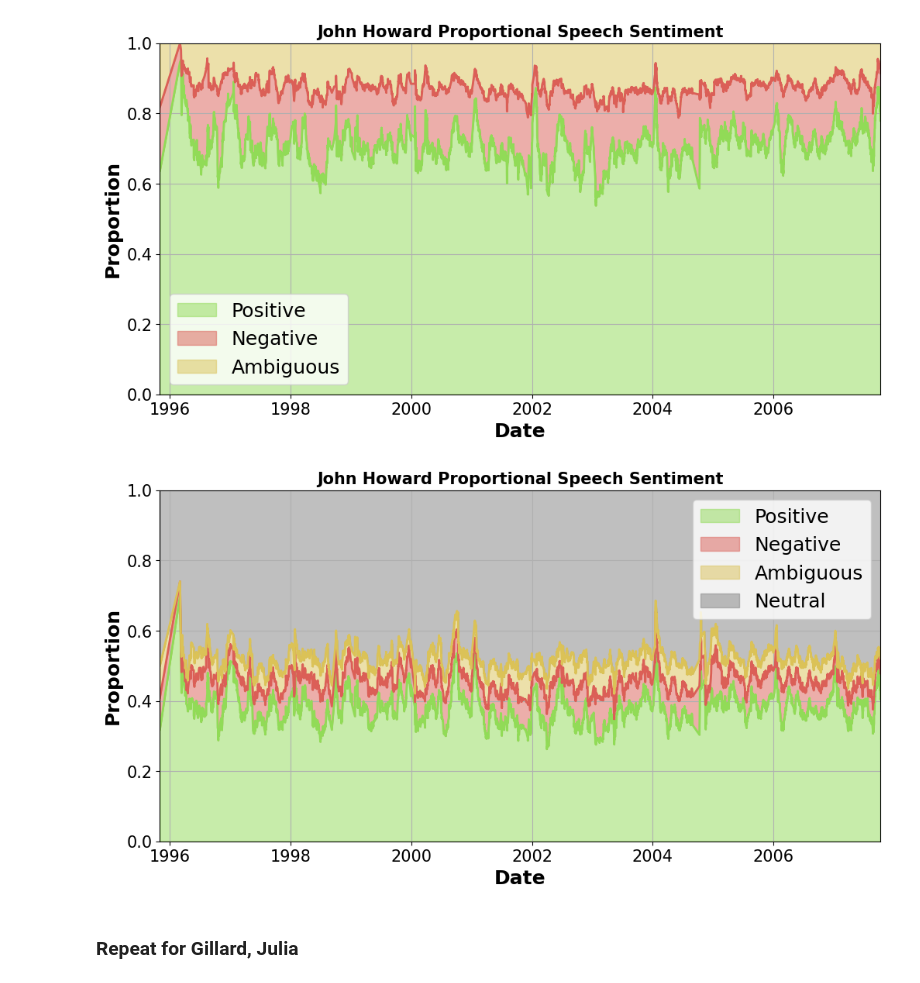
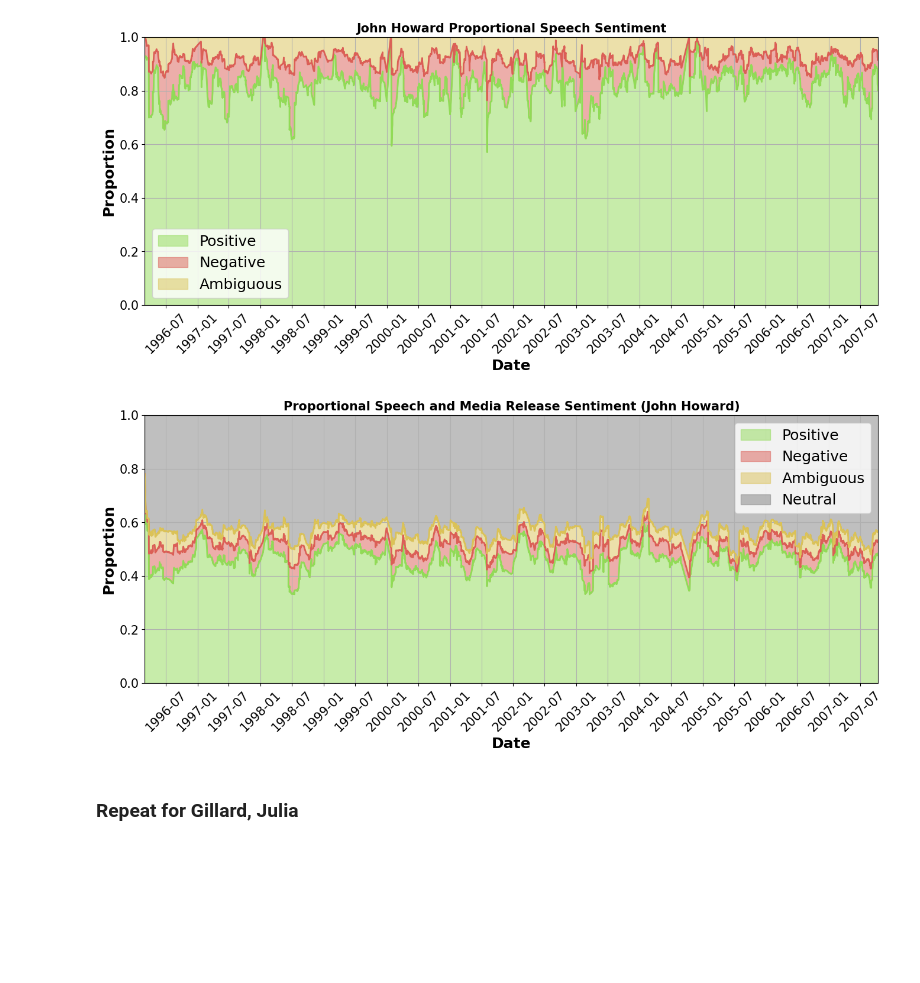
Before and after one commit to thaum-io/language-of-leadership, a Jupyter notebook: nb/VisEmotion2.ipynb, the cells around one changed output. Cells and saved outputs as stored; diff of their text form; code cells hidden in the pictures; blank space fills up the shorter version.

Commit message:
Modified VisEmotion2.ipynb to support the pandas pickle

```diff
--- a/nb/VisEmotion2.ipynb
+++ b/nb/VisEmotion2.ipynb
@@ -145,9 +148,15 @@ def get_emotion_dataframe(corpus):
 # %%
 def get_coarse_proportional_emotion_df(df_in):
     # We exclude 'neutral'
-    df = df_in[coarse_emotions[0:-1]].copy()
+    prefix = 'emotions_count_coarse_'
+    emotion_list = coarse_emotions[0:-1]
+    df_tmp = df_in.copy().sort_values(by='datetime').set_index('datetime')
+    df = df_tmp[[prefix+x for x in emotion_list]].copy()
     for column in df.columns:
-        df[column] = df[column]/df_in['emotion_counter_nonneutral']
+        x = np.array(df[column])
+        y = np.array(df_in['emotions_count_nonneutral'])
+        df[column] = np.divide(x, y)
+    df = df.fillna(0)
 
     df.columns = [column+'_normed' for column in df.columns]
     df = df.fillna(0)
@@ -156,11 +165,19 @@ def get_coarse_proportional_emotion_df(df_in):
 
 def get_coarse_proportional_emotion_df_with_neutral(df_in):
     # We exclude 'neutral'
-    df = df_in[coarse_emotions].copy()
+    prefix = 'emotions_count_coarse_'
+    emotion_list = coarse_emotions
+    df_tmp = df_in.copy().sort_values(by='datetime').set_index('datetime')
+    df = df_tmp[[prefix+x for x in emotion_list]].copy()
+
     for column in df.columns:
-        df[column] = df[column]/df_in['emotion_counter_all']
+        x = np.array(df[column])
+        y = np.array(df_in['emotions_count_all'])
+        df[column] = np.divide(x, y)
+    df = df.fillna(0)
 
     df.columns = [column+'_normed' for column in df.columns]
     df = df.fillna(0)
 
+
     return df
@@ -207,7 +226,7 @@ def plot_coarse_emotion_proportions(df_coarse, window='120d', title='PM Speech S
 
 
     # Plot filled regions
-    fig=plt.figure(figsize=(12,6), dpi= 100, facecolor='w', edgecolor='k')
+    fig=plt.figure(figsize=(16,6), dpi= 100, facecolor='w', edgecolor='k')
 
     for i, col in enumerate(df_cumsum.columns):
         if i==0:
@@ -219,6 +238,13 @@ def plot_coarse_emotion_proportions(df_coarse, window='120d', title='PM Speech S
     for i, col in enumerate(df_cumsum.columns):
         plt.plot(df_cumsum.index, df_cumsum[col], color=plot_colors[i], lw=2)
 
+    ax= plt.gca()
+    monthyearFmt = mdates.DateFormatter('%Y-%m')
+    ax.xaxis.set_major_formatter(monthyearFmt)
+    ax.xaxis.set_major_locator(mdates.MonthLocator([1,7]))
+    _ = plt.xticks(rotation=45)
+    #ax.set_xticks(ax.get_xticks()[::1])
+
     plt.grid()
     plt.axis('tight')
     plt.autoscale(enable=True, axis='both', tight=True)
@@ -226,27 +252,15 @@ def plot_coarse_emotion_proportions(df_coarse, window='120d', title='PM Speech S
     plt.xlabel('Date',  fontweight='bold')
     plt.ylabel('Proportion',  fontweight='bold')
     plt.title(title,  fontweight='bold' )
-# %%
-corpus = get_corpus_by_pm('Howard, John')
-
-# Update documents
-for i, document in enumerate(tqdm(corpus)):
-    emotion_counter_fine, emotion_counter_coarse, emotion_counter_all, emotion_counter_nonneutral = count_emotions(document['emotions'])
-    document['emotion_counter_fine'] = emotion_counter_fine
-    document['emotion_counter_coarse'] = emotion_counter_coarse
-    document['emotion_counter_all'] = emotion_counter_all
-    document['emotion_counter_nonneutral'] = emotion_counter_nonneutral
-    document['datetime'] = datetime.datetime.strptime(document['date'], '%d/%m/%Y')
-df = get_emotion_dataframe(corpus)
 # %%
-df_coarse = get_coarse_proportional_emotion_df(df)
+df_coarse = get_coarse_proportional_emotion_df(df[df['pm']=='Howard, John'])
 plot_coarse_emotion_proportions(df_coarse, window='30d', title='John Howard Proportional Speech Sentiment')
 # %% [output]
-[figure, old version]
+[figure, new version]
 # %%
-df_coarse = get_coarse_proportional_emotion_df_with_neutral(df)
-plot_coarse_emotion_proportions(df_coarse, window='30d', title='John Howard Proportional Speech Sentiment')
+df_coarse = get_coarse_proportional_emotion_df_with_neutral(df[df['pm']=='Howard, John'])
+plot_coarse_emotion_proportions(df_coarse, window='60d', title='Proportional Speech and Media Release Sentiment (John Howard)')
 # %% [output]
-[figure, old version]
+[figure, new version]
 # %% [markdown]
 ### Repeat for Gillard, Julia
```
Also changed, not shown: parts of 14 cells of this notebook, 1 other file.
